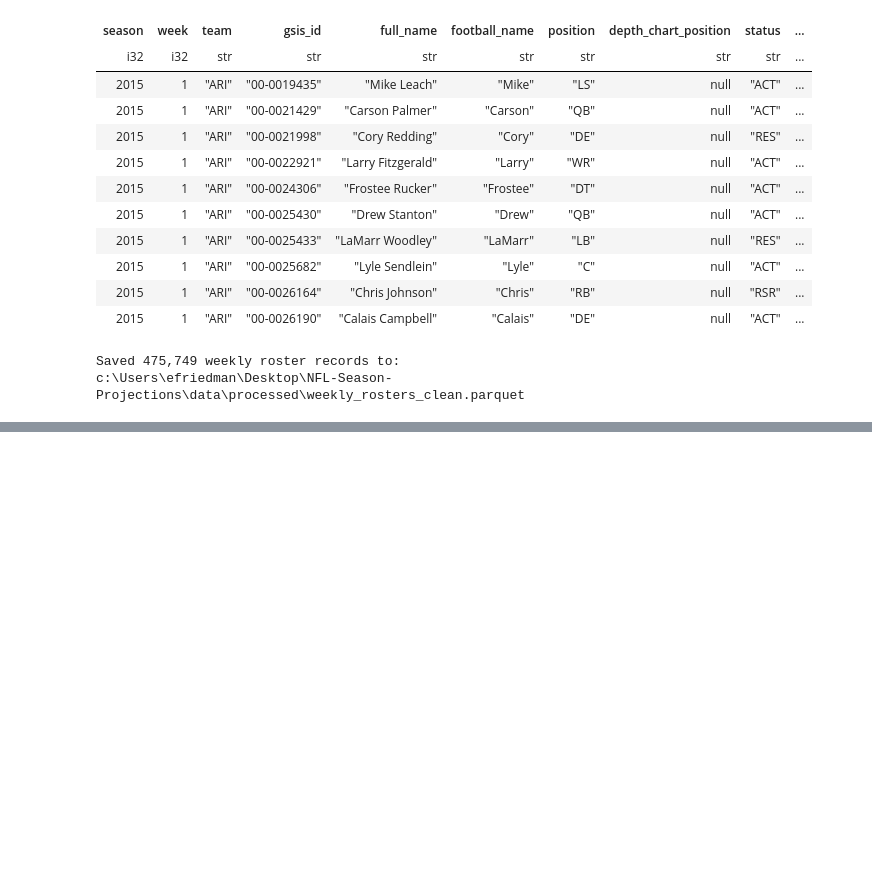
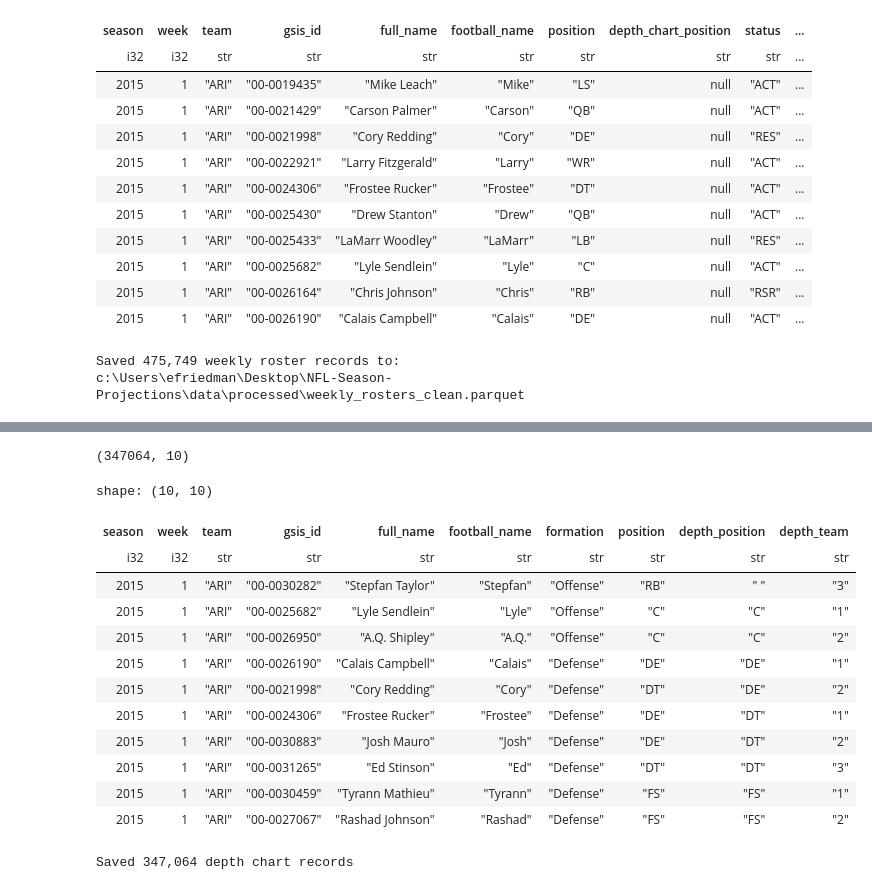
Before and after one commit to ethanfr10/NFL-Season-Projections, a Jupyter notebook: notebooks/02_Data_Cleaning.ipynb, the cells around one changed output, grey strips where cells are left out. Cells and saved outputs as stored; diff of their text form; code cells hidden in the pictures; blank space fills up the shorter version.

```diff
--- a/notebooks/02_Data_Cleaning.ipynb
+++ b/notebooks/02_Data_Cleaning.ipynb
@@ -1575,0 +1635,45 @@ c:\Users\efriedman\Desktop\NFL-Season-Projections\data\processed\weekly_rosters_
+# %%
+depth_charts_clean = (
+    depth_charts
+    .filter(
+        pl.col("season").is_between(2015, 2024) &
+        (pl.col("game_type") == "REG")
+    )
+    .select([
+        "season",
+        "week",
+        pl.col("club_code").alias("team"),
+        "gsis_id",
+        "full_name",
+        "football_name",
+        "formation",
+        "position",
+        "depth_position",
+        "depth_team"
+    ])
+    .sort([
+        "season",
+        "week",
+        "team",
+        "depth_position",
+        "depth_team"
+    ])
+)
+
+print(depth_charts_clean.shape)
+depth_charts_clean.head(10)
+# %% [output]
+(347064, 10)
+shape: (10, 10)
+| season | week | team | gsis_id | full_name | football_name | formation | position | depth_position | depth_team |
+| i32 | i32 | str | str | str | str | str | str | str | str |
+| 2015 | 1 | "ARI" | "00-0030282" | "Stepfan Taylor" | "Stepfan" | "Offense" | "RB" | " " | "3" |
+| 2015 | 1 | "ARI" | "00-0025682" | "Lyle Sendlein" | "Lyle" | "Offense" | "C" | "C" | "1" |
+| 2015 | 1 | "ARI" | "00-0026950" | "A.Q. Shipley" | "A.Q." | "Offense" | "C" | "C" | "2" |
+| 2015 | 1 | "ARI" | "00-0026190" | "Calais Campbell" | "Calais" | "Defense" | "DE" | "DE" | "1" |
+| 2015 | 1 | "ARI" | "00-0021998" | "Cory Redding" | "Cory" | "Defense" | "DT" | "DE" | "2" |
+| 2015 | 1 | "ARI" | "00-0024306" | "Frostee Rucker" | "Frostee" | "Defense" | "DE" | "DT" | "1" |
+| 2015 | 1 | "ARI" | "00-0030883" | "Josh Mauro" | "Josh" | "Defense" | "DE" | "DT" | "2" |
+| 2015 | 1 | "ARI" | "00-0031265" | "Ed Stinson" | "Ed" | "Defense" | "DT" | "DT" | "3" |
+| 2015 | 1 | "ARI" | "00-0030459" | "Tyrann Mathieu" | "Tyrann" | "Defense" | "FS" | "FS" | "1" |
+| 2015 | 1 | "ARI" | "00-0027067" | "Rashad Johnson" | "Rashad" | "Defense" | "FS" | "FS" | "2" |
@@ -1575,0 +1693,8 @@ c:\Users\efriedman\Desktop\NFL-Season-Projections\data\processed\weekly_rosters_
+# %%
+depth_charts_output = PROCESSED_DIR / "depth_charts_clean.parquet"
+
+depth_charts_clean.write_parquet(depth_charts_output)
+
+print(f"Saved {depth_charts_clean.height:,} depth chart records")
+# %% [output]
+Saved 347,064 depth chart records
```
Also changed, not shown: parts of 16 cells of this notebook.
